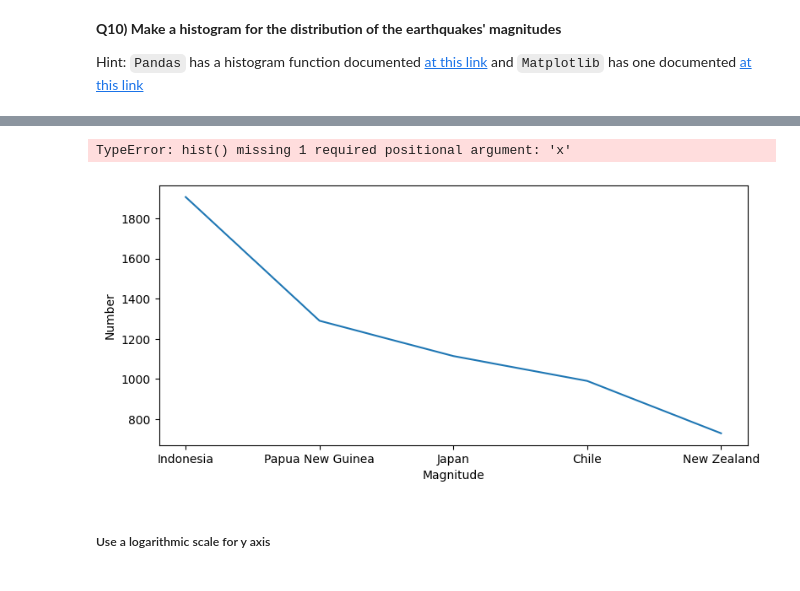
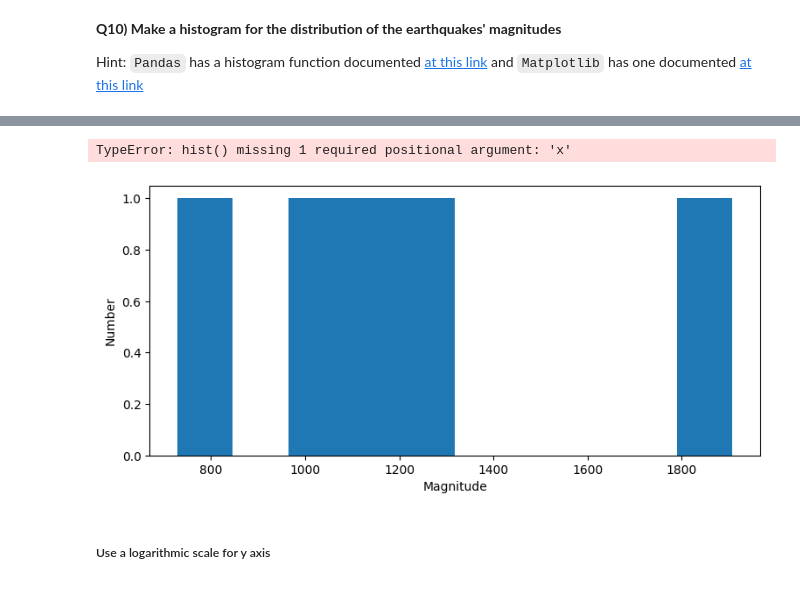
Before and after one commit to Cyp202/2025_Intro_Python, a Jupyter notebook: notebook/W3_S1.ipynb, the cells around one changed output, grey strips where cells are left out. Saved outputs shown, nothing was run; the diff lists cells and outputs as text; code cells hidden in the pictures.

```diff
--- a/notebook/W3_S1.ipynb
+++ b/notebook/W3_S1.ipynb
@@ -461,14 +461,14 @@ Hint: `Pandas` has a histogram function documented [at this link](https://pandas
 # %%
 #@markdown Fill in the blank version. Double click to reveal
 fig,ax = plt.subplots(figsize=(9,4))
 # Make the histogram
-plt.plot(df_five_c)
+plt.hist(df_five_c)# #bins=30, color='b', alpha=0.5, edgecolor='black')
 plt.xlabel('Magnitude') # X axis label
 plt.ylabel('Number') # Y axis label
-plt.hist(alpha=0.2,c='b',ls='--')
+#plt.hist(alpha=0.2,c='b',ls='--')
 # %% [output]
 TypeError: hist() missing 1 required positional argument: 'x'
-[figure, old version]
+[figure, new version]
 # %% [markdown]
 ##### Use a logarithmic scale for y axis
 
```
